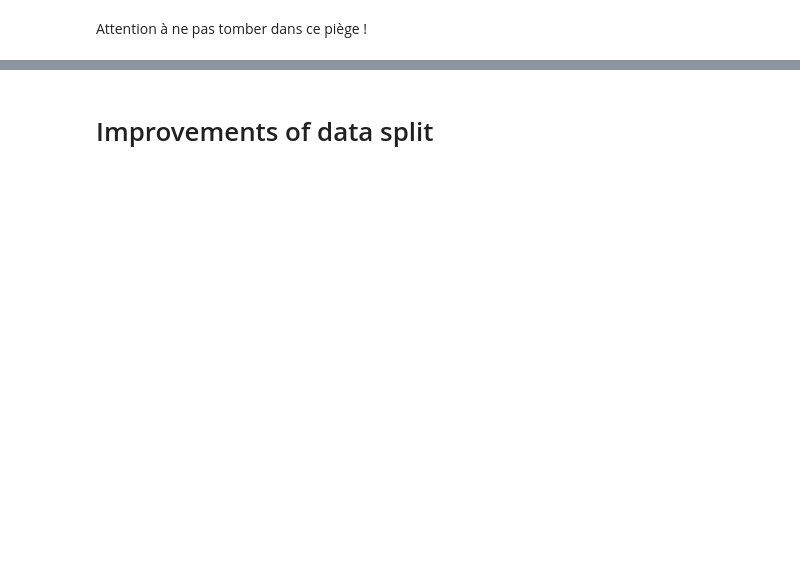
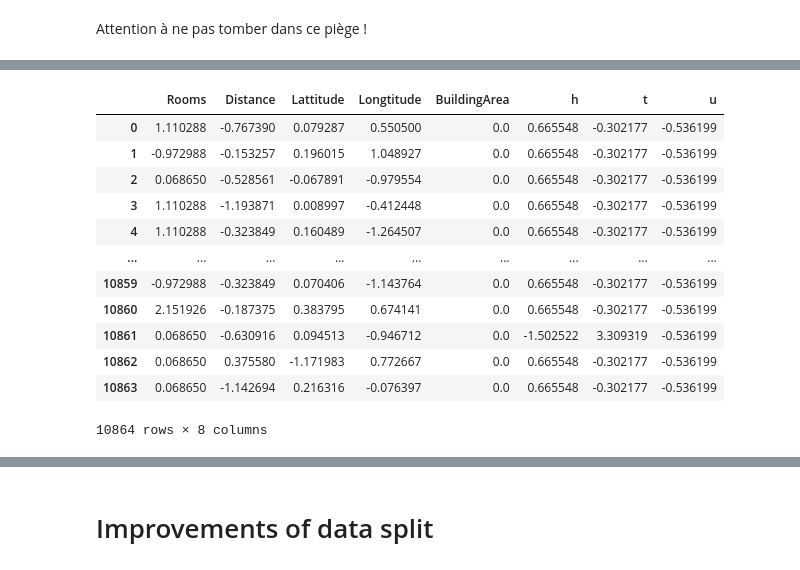
Before and after one commit to jlandais/data_basics, a Jupyter notebook: Regression/Linear Regression.ipynb, the cells around one changed output, grey strips where cells are left out. Saved outputs shown, nothing was run; the diff lists cells and outputs as text; code cells hidden in the pictures; blank space fills up the shorter version.

Commit message:
Dataset normalization added in the Linear Regression Notebook - Random Forest Regressor notebook added

```diff
--- a/Regression/Linear Regression.ipynb
+++ b/Regression/Linear Regression.ipynb
@@ -236,0 +245,4 @@ plt.hist(y_pred-y_test_np, bins=50)
+# %%
+from sklearn.linear_model import Lasso
+lasso_reg = Lasso(alpha=1e3) # if alpha is not at least 1e3, it has no effect
+# it is mostly because the values of price are huge and I haven't rescaled them
@@ -236,0 +251,3 @@ plt.hist(y_pred-y_test_np, bins=50)
+# %%
+lasso_reg.fit(X_train,Y_train)
+y_pred_lasso = lasso_reg.predict(X_test)
@@ -236,0 +313,19 @@ plt.hist(y_pred-y_test_np, bins=50)
+# %%
+scaler = StandardScaler()
+scaled_cols = scaler.fit_transform(X_train)
+X_train = pd.DataFrame(scaled_cols, columns = X_train.columns)
+X_train
+# %% [output]
+|  | Rooms | Distance | Lattitude | Longtitude | BuildingArea | h | t | u |
+| 0 | 1.110288 | -0.767390 | 0.079287 | 0.550500 | 0.0 | 0.665548 | -0.302177 | -0.536199 |
+| 1 | -0.972988 | -0.153257 | 0.196015 | 1.048927 | 0.0 | 0.665548 | -0.302177 | -0.536199 |
+| 2 | 0.068650 | -0.528561 | -0.067891 | -0.979554 | 0.0 | 0.665548 | -0.302177 | -0.536199 |
+| 3 | 1.110288 | -1.193871 | 0.008997 | -0.412448 | 0.0 | 0.665548 | -0.302177 | -0.536199 |
+| 4 | 1.110288 | -0.323849 | 0.160489 | -1.264507 | 0.0 | 0.665548 | -0.302177 | -0.536199 |
+| ... | ... | ... | ... | ... | ... | ... | ... | ... |
+| 10859 | -0.972988 | -0.323849 | 0.070406 | -1.143764 | 0.0 | 0.665548 | -0.302177 | -0.536199 |
+| 10860 | 2.151926 | -0.187375 | 0.383795 | 0.674141 | 0.0 | 0.665548 | -0.302177 | -0.536199 |
+| 10861 | 0.068650 | -0.630916 | 0.094513 | -0.946712 | 0.0 | -1.502522 | 3.309319 | -0.536199 |
+| 10862 | 0.068650 | 0.375580 | -1.171983 | 0.772667 | 0.0 | 0.665548 | -0.302177 | -0.536199 |
+| 10863 | 0.068650 | -1.142694 | 0.216316 | -0.076397 | 0.0 | 0.665548 | -0.302177 | -0.536199 |
+10864 rows × 8 columns
```
Also changed, not shown: parts of 34 cells of this notebook, 1 other file.
